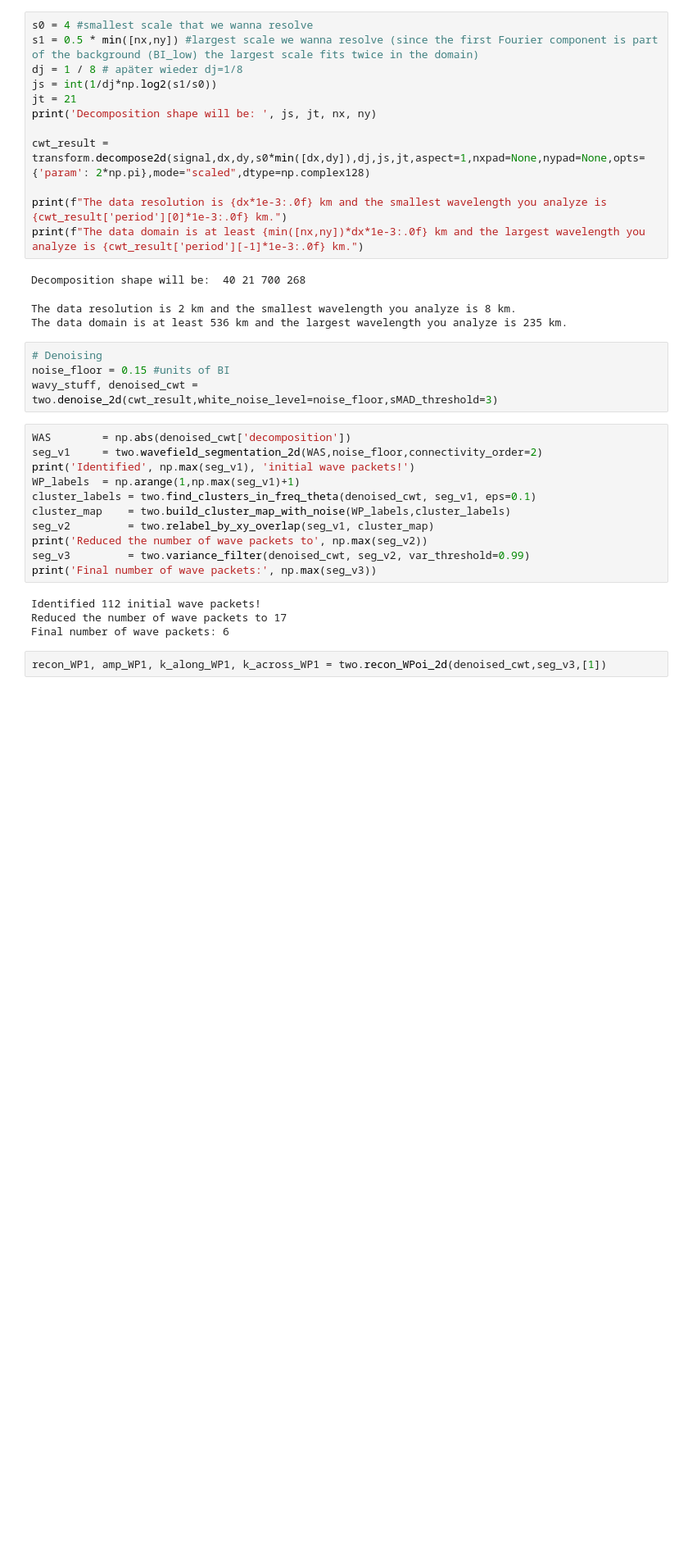
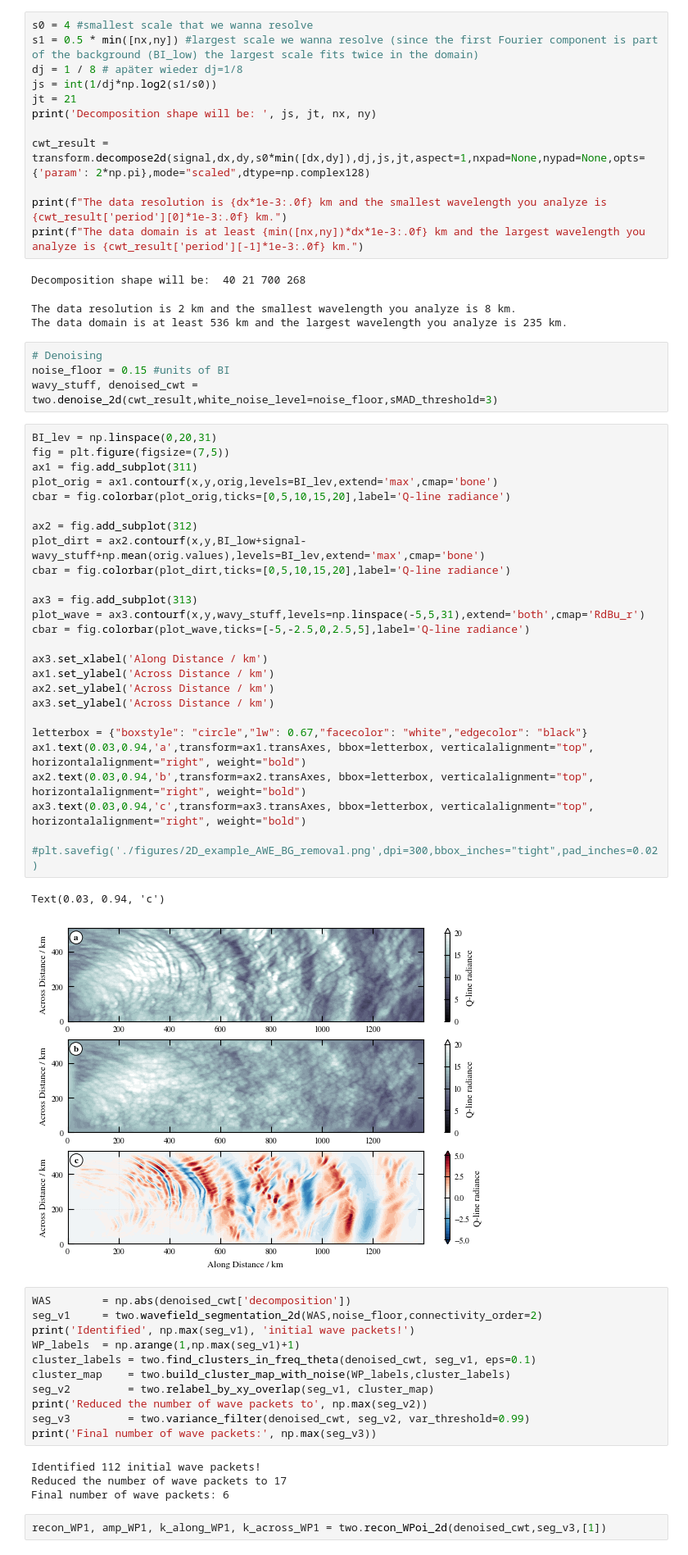
Before and after one commit to Waveguyde/WAVEGUISE, a Jupyter notebook: notebooks/25-2D_AWE_convective_GW.ipynb, the cells around one changed output. Shown at 82% size. Drawn from its saved outputs; the diff is of its cells as text; blank space fills up the shorter version.

```diff
--- a/notebooks/25-2D_AWE_convective_GW.ipynb
+++ b/notebooks/25-2D_AWE_convective_GW.ipynb
@@ -58,6 +85,35 @@ The data domain is at least 536 km and the largest wavelength you analyze is 235
 # Denoising
 noise_floor = 0.15 #units of BI
 wavy_stuff, denoised_cwt = two.denoise_2d(cwt_result,white_noise_level=noise_floor,sMAD_threshold=3)
+# %%
+BI_lev = np.linspace(0,20,31)
+fig = plt.figure(figsize=(7,5))
+ax1 = fig.add_subplot(311)
+plot_orig = ax1.contourf(x,y,orig,levels=BI_lev,extend='max',cmap='bone')
+cbar = fig.colorbar(plot_orig,ticks=[0,5,10,15,20],label='Q-line radiance')
+
+ax2 = fig.add_subplot(312)
+plot_dirt = ax2.contourf(x,y,BI_low+signal-wavy_stuff+np.mean(orig.values),levels=BI_lev,extend='max',cmap='bone')
+cbar = fig.colorbar(plot_dirt,ticks=[0,5,10,15,20],label='Q-line radiance')
+
+ax3 = fig.add_subplot(313)
+plot_wave = ax3.contourf(x,y,wavy_stuff,levels=np.linspace(-5,5,31),extend='both',cmap='RdBu_r')
+cbar = fig.colorbar(plot_wave,ticks=[-5,-2.5,0,2.5,5],label='Q-line radiance')
+
+ax3.set_xlabel('Along Distance / km')
+ax1.set_ylabel('Across Distance / km')
+ax2.set_ylabel('Across Distance / km')
+ax3.set_ylabel('Across Distance / km')
+
+letterbox = {"boxstyle": "circle","lw": 0.67,"facecolor": "white","edgecolor": "black"}
+ax1.text(0.03,0.94,'a',transform=ax1.transAxes, bbox=letterbox, verticalalignment="top", horizontalalignment="right", weight="bold")
+ax2.text(0.03,0.94,'b',transform=ax2.transAxes, bbox=letterbox, verticalalignment="top", horizontalalignment="right", weight="bold")
+ax3.text(0.03,0.94,'c',transform=ax3.transAxes, bbox=letterbox, verticalalignment="top", horizontalalignment="right", weight="bold")
+
+#plt.savefig('./figures/2D_example_AWE_BG_removal.png',dpi=300,bbox_inches="tight",pad_inches=0.02)
+# %% [output]
+Text(0.03, 0.94, 'c')
+[figure, added]
 # %%
 WAS        = np.abs(denoised_cwt['decomposition'])
 seg_v1     = two.wavefield_segmentation_2d(WAS,noise_floor,connectivity_order=2)
```
Also changed, not shown: parts of 5 cells of this notebook, 6 other files.
